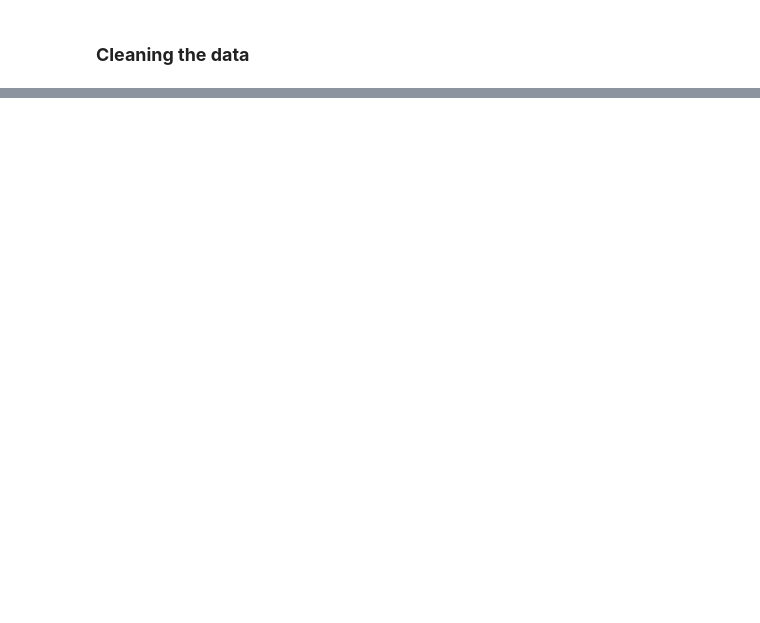
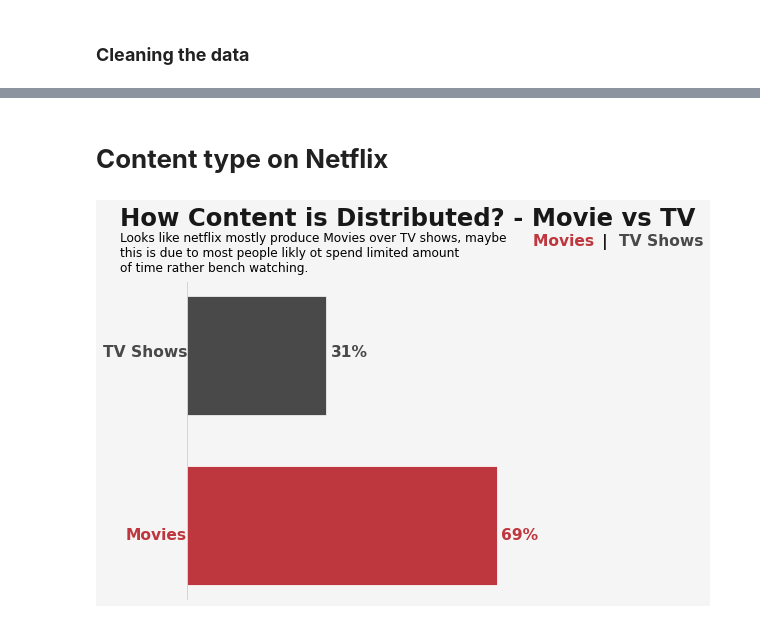
Before and after one commit to chandusayhi/NETFLIX_MOVIES_AND_TV_SHOWS, a Jupyter notebook: Chandrakant_NETFLIX_MOVIES_AND_TV_SHOWS_CLUSTERING.ipynb, the cells around one changed output, grey strips where cells are left out. Drawn from its saved outputs; the diff is of its cells as text; code cells hidden in the pictures; blank space fills up the shorter version.

```diff
--- a/Chandrakant_NETFLIX_MOVIES_AND_TV_SHOWS_CLUSTERING.ipynb
+++ b/Chandrakant_NETFLIX_MOVIES_AND_TV_SHOWS_CLUSTERING.ipynb
@@ -388,0 +385,2 @@ Name: rating, dtype: int64
+# %%
+data_copy = data.copy() # copying original dataset
@@ -388,0 +418,9 @@ Name: rating, dtype: int64
+# %%
+# handling missing values
+data_copy['director'] = data_copy['director'].fillna('NoDataAvailable')
+data_copy['country'] = data_copy['country'].fillna(data_copy['country'].mode()[0])
+data_copy['cast'] = data_copy['cast'].fillna('NoDataAvailable')
+data_copy['date_added'] = data_copy['date_added'].fillna(data_copy['date_added'].mode()[0])
+data_copy['rating'] = data_copy['rating'].fillna(data_copy['rating'].mode()[0])
+print('count of values')
+print(data_copy.isna().sum())
@@ -388,0 +473,36 @@ Name: rating, dtype: int64
+# %% [markdown]
+<h1><b>Content type on Netflix</b>
+# %%
+x = data_copy['type'].value_counts()
+
+# plot
+fig, ax = plt.subplots(figsize = (6,6), dpi = 70)
+ax.barh([1], x.values[1], height = 0.7, color = 'black', alpha = 0.7)
+plt.text(-1450,1, 'TV Shows', {'weight':'bold','Size': '16','style':'normal', 'color':'black'}, alpha = 0.7)
+plt.text(2500,1, '31%',{'weight':'bold','size':'16','color':'black'}, alpha = 0.7)
+
+
+ax.barh([0], x.values[0], height = 0.7, color = '#b20710', alpha = 0.8)
+plt.text(-1050,-0.08, 'Movies',{'weight':'bold','Size': '16','style':'normal', 'color':'#b20710'}, alpha = 0.8)
+plt.text(5450,-0.08, '69%',{'weight':'bold' ,'size':'16','color':'#b20710'}, alpha = 0.8)
+
+
+fig.patch.set_facecolor('#f6f5f5')
+ax.set_facecolor('#f6f5f5')
+
+plt.text(-1150,1.77, 'How Content is Distributed? - Movie vs TV' ,{'Size': '25','weight':'bold', 'color':'black'}, alpha = 0.9)
+plt.text(6000,1.65, 'Movies ', {'weight':'bold','Size': '16', 'color':'#b20710'}, alpha = 0.8)
+plt.text(7200,1.65, '|', {'color':'black' , 'size':'16', 'weight': 'bold'}, alpha = 0.9)
+plt.text(7500,1.65, 'TV Shows', {'weight':'bold', 'Size': '16','color':'black'}, alpha = 0.7)
+plt.text(-1150,1.5, 'Looks like netflix mostly produce Movies over TV shows, maybe \nthis is due to most people likly ot spend limited amount \nof time rather bench watching.',
+        {'size':'12.5','color': 'black'})
+
+
+ax.axes.get_xaxis().set_visible(False)
+ax.axes.get_yaxis().set_visible(False)
+ax.spines['bottom'].set_visible(False)
+ax.spines['left'].set_visible(True)
+ax.spines['right'].set_visible(False)
+ax.spines['top'].set_visible(False)
+# %% [output]
+[figure, added]
```
Also changed, not shown: parts of 108 cells of this notebook.
